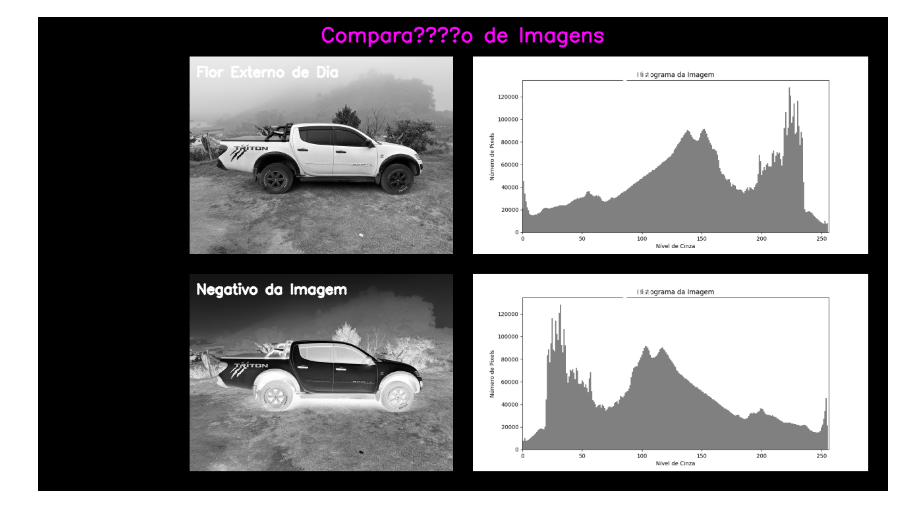
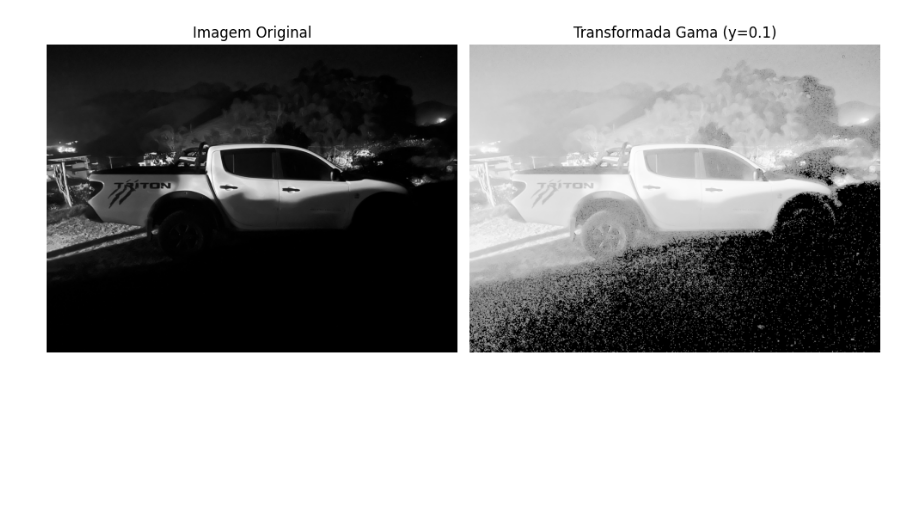
Before and after one commit to laerteluizf/Proc_Imagens_2025_2, a Jupyter notebook: Proc_Imagens_3_Tarefa_4.ipynb, the cells around one changed output. Cells and saved outputs as stored; diff of their text form; code cells hidden in the pictures; blank space fills up the shorter version.

```diff
--- a/Proc_Imagens_3_Tarefa_4.ipynb
+++ b/Proc_Imagens_3_Tarefa_4.ipynb
@@ -8,18 +8,18 @@ import matplotlib.pyplot as plt
 import imutils
 from google.colab.patches import cv2_imshow
 
+
     # Exibir as imagens para comparação
-
 def look_2(imagem_1, legenda_1, imagem_2, legenda_2):
 
   fig, axs = plt.subplots(1, 2, figsize=(10, 5))
 
   axs[0].imshow(imagem_1, cmap='gray')
-  axs[0].set_title('legenda_1')
+  axs[0].set_title(legenda_1)
   axs[0].axis('off')
 
   axs[1].imshow(imagem_2, cmap='gray')
-  axs[1].set_title(f'legenda_2')
+  axs[1].set_title(legenda_2)
   axs[1].axis('off')
 
   plt.tight_layout()
@@ -470,31 +76,21 @@ def histograma(imagem):
-# %%
-#caminho_img1 = 'C:/Users/Laerte/Desktop/Proc de Imagens/carro_o_d_5.jpeg'
-#caminho_img2 = 'C:/Users/Laerte/Desktop/Proc de Imagens/flor_i_d_5.jpeg'
-caminho_img1 = '/content/drive/MyDrive/Proc de Imagens 2025 2/Imagem Cinza/carro_i_d_5.jpeg'
-caminho_img2 = '/content/drive/MyDrive/Proc de Imagens 2025 2/Imagem Cinza/carro_i_d_5.jpeg'
-#caminho_img3 = 'C:/Users/Laerte/Desktop/Proc de Imagens/flor_o_d_5.jpeg'
-#caminho_img4 = 'C:/Users/Laerte/Desktop/Proc de Imagens/flor_o_d_5.jpeg'
-
-
-#img1 = cv2.imread(caminho_img1, cv2.IMREAD_COLOR)
-
-img1 = cv2.imread(caminho_img1, 0)
-legenda1 = 'Flor Externo de Dia'
-img2 = histograma(img1)
-legenda2 = 'Histograma da Imagem'
-img3 = converte_negativo(img1)
-legenda3 = 'Negativo da Imagem'
-img4 = histograma(img3)
-legenda4 = 'Histograma da Imagem'
-
-
-#img2 = cv2.imread(caminho_img2, cv2.IMREAD_COLOR)
-#legenda2 = 'Carro Externo Noite'
-#img3 = cv2.imread(caminho_img3, cv2.IMREAD_COLOR)
-#legenda3 = 'Carro interno Dia'
-#img4 = cv2.imread(caminho_img4, cv2.IMREAD_COLOR)
-#legenda4 = 'Carro interno Noite'
-
-mostrar_4_imagens(img1, legenda1, img2, legenda2, img3, legenda3, img4, legenda4)
-# %% [output]
-[figure, removed]
+# %%
+caminho_imagem = '/content/drive/MyDrive/Proc de Imagens 2025 2/Imagem Cinza/carro_i_n_5.jpeg'
+
+
+imagem_ori = cv2.imread(caminho_imagem)
+legenda_ori = 'Imagem Original'
+
+#imagem_trans = transforma_negativo(imagem_ori)
+#legenda_trans = 'Transformada Negativo'
+
+#imagem_trans = transforma_logaritmica(imagem_ori)
+#legenda_trans = 'Transformada Log'
+
+gama = 0.1
+imagem_trans = transforma_potencia_gama(imagem_ori, gama)
+legenda_trans = f'Transformada Gama (y={gama})'
+
+
+look_2(imagem_ori, legenda_ori, imagem_trans, legenda_trans)
+# %% [output]
+[figure, added]
```
Also changed, not shown: parts of 6 cells of this notebook.
